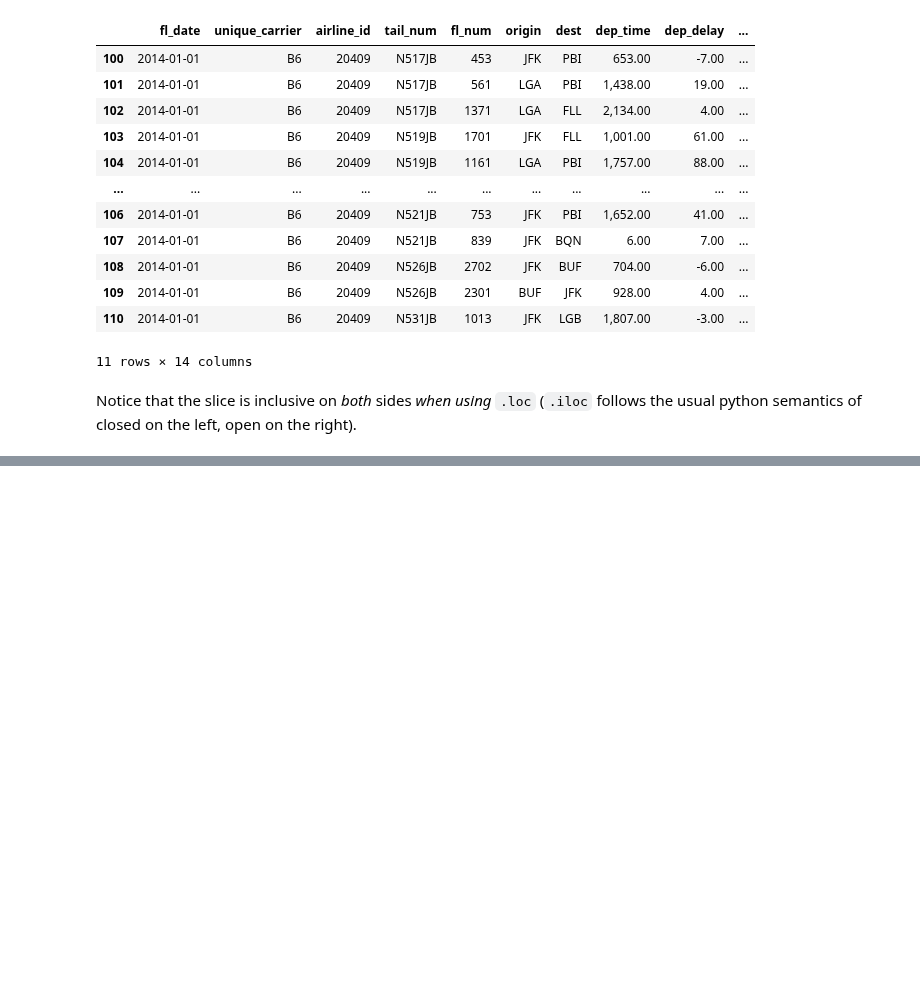
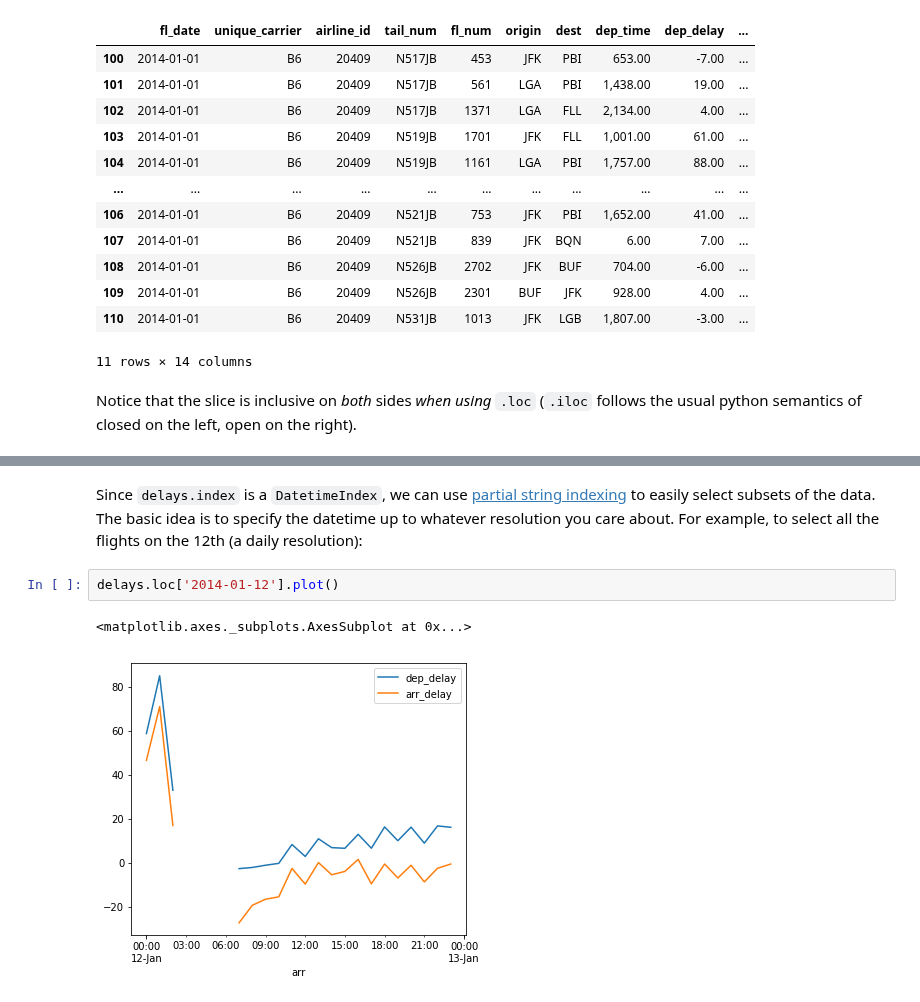
Before and after one commit to hvribeiro/MCSC1, a Jupyter notebook: aulas/01.6 - Getting Started with Scientific Python (pandas).ipynb, the cells around one changed output, grey strips where cells are left out. Drawn from its saved outputs; the diff is of its cells as text; blank space fills up the shorter version.

Commit message:
add more pandas commands

```diff
--- a/aulas/01.6 - Getting Started with Scientific Python (pandas).ipynb
+++ b/aulas/01.6 - Getting Started with Scientific Python (pandas).ipynb
@@ -400,0 +686,9 @@ Notice that the slice is inclusive on *both* sides *when using* `.loc` (`.iloc`
+# %% [markdown]
+Since `delays.index` is a `DatetimeIndex`, we can use [partial string indexing](http://pandas.pydata.org/pandas-docs/stable/timeseries.html#datetimeindex-partial-string-indexing) to easily select subsets of the data.
+The basic idea is to specify the datetime up to whatever resolution you care about.
+For example, to select all the flights on the 12th (a daily resolution):
+# %%
+delays.loc['2014-01-12'].plot()
+# %% [output]
+<matplotlib.axes._subplots.AxesSubplot at 0x...>
+[figure, added]
```
Also changed, not shown: parts of 123 cells of this notebook.
